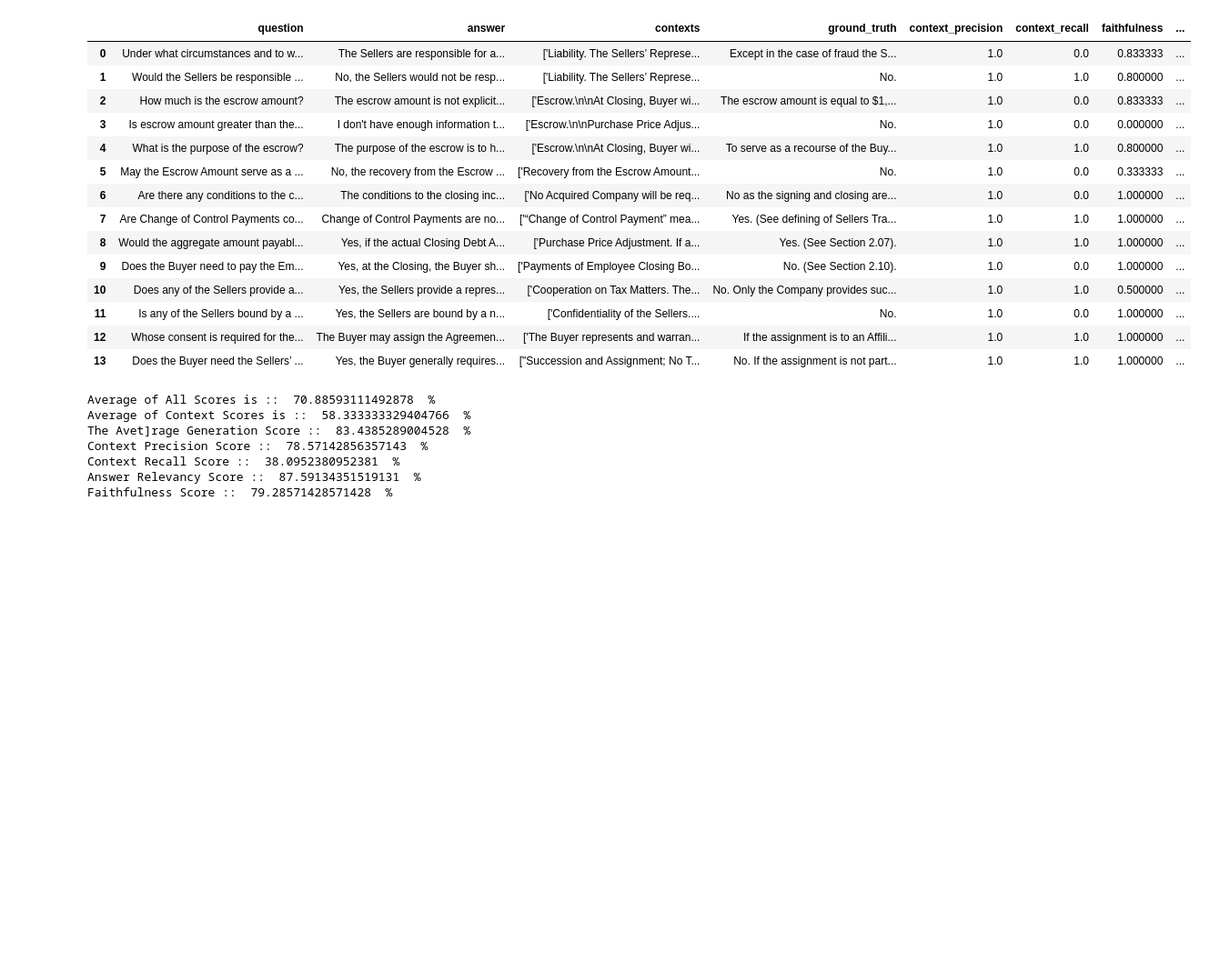
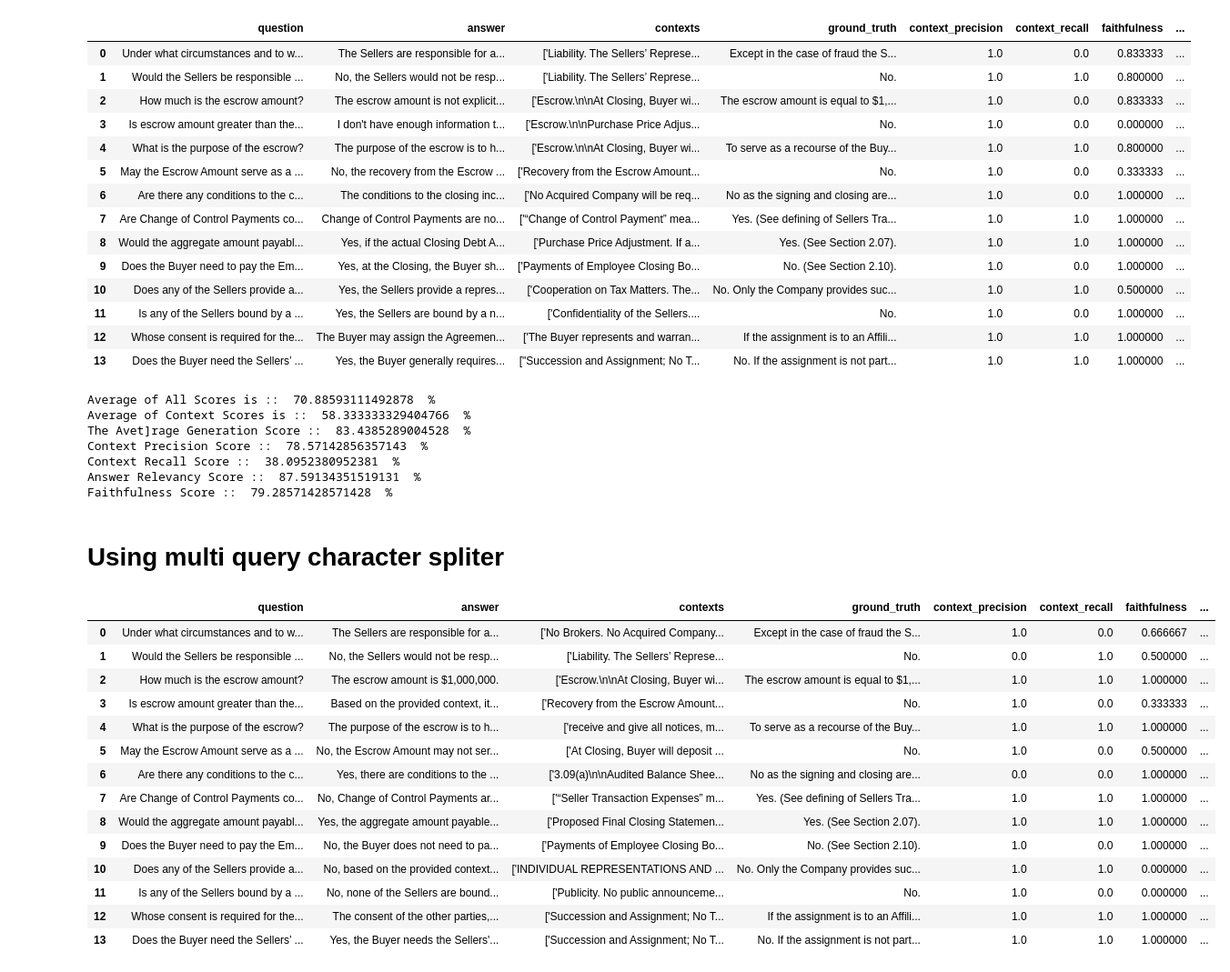
Before and after one commit to dev-abuke/Legal_Expert_Contract_Advisor_Using_Precision_RAG, a Jupyter notebook: notebooks/exploration/ragas.ipynb, the cells around one changed output. Shown at 91% size. Cells and saved outputs as stored; diff of their text form; code cells hidden in the pictures; blank space fills up the shorter version.

```diff
--- a/notebooks/exploration/ragas.ipynb
+++ b/notebooks/exploration/ragas.ipynb
@@ -321,3 +390,29 @@ Context Precision Score ::  78.57142856357143  %
 Context Recall Score ::  38.0952380952381  %
 Answer Relevancy Score ::  87.59134351519131  %
 Faithfulness Score ::  79.28571428571428  %
+# %% [markdown]
+# Using multi query character spliter
+# %%
+multi_query_df = pd.read_csv("data/evaluation/multi_query_evaluration_test_ragas_001_raptor.csv", index_col=0)
+# show all the text in thecolumn and row to be visible when calling a head() method
+# pd.set_option('display.min_colwidth', None)
+# # return to default
+# pd.reset_option('display.min_colwidth')
+
+multi_query_df
+# %% [output]
+|  | question | answer | contexts | ground_truth | context_precision | context_recall | faithfulness | ... |
+| 0 | Under what circumstances and to w... | The Sellers are responsible for a... | ['No Brokers. No Acquired Company... | Except in the case of fraud the S... | 1.0 | 0.0 | 0.666667 | ... |
+| 1 | Would the Sellers be responsible ... | No, the Sellers would not be resp... | ['Liability. The Sellers’ Represe... | No. | 0.0 | 1.0 | 0.500000 | ... |
+| 2 | How much is the escrow amount? | The escrow amount is $1,000,000. | ['Escrow.\n\nAt Closing, Buyer wi... | The escrow amount is equal to $1,... | 1.0 | 1.0 | 1.000000 | ... |
+| 3 | Is escrow amount greater than the... | Based on the provided context, it... | ['Recovery from the Escrow Amount... | No. | 1.0 | 0.0 | 0.333333 | ... |
+| 4 | What is the purpose of the escrow? | The purpose of the escrow is to h... | ['receive and give all notices, m... | To serve as a recourse of the Buy... | 1.0 | 1.0 | 1.000000 | ... |
+| 5 | May the Escrow Amount serve as a ... | No, the Escrow Amount may not ser... | ['At Closing, Buyer will deposit ... | No. | 1.0 | 0.0 | 0.500000 | ... |
+| 6 | Are there any conditions to the c... | Yes, there are conditions to the ... | ['3.09(a)\n\nAudited Balance Shee... | No as the signing and closing are... | 0.0 | 0.0 | 1.000000 | ... |
+| 7 | Are Change of Control Payments co... | No, Change of Control Payments ar... | ['“Seller Transaction Expenses” m... | Yes. (See defining of Sellers Tra... | 1.0 | 1.0 | 1.000000 | ... |
+| 8 | Would the aggregate amount payabl... | Yes, the aggregate amount payable... | ['Proposed Final Closing Statemen... | Yes. (See Section 2.07). | 1.0 | 1.0 | 1.000000 | ... |
+| 9 | Does the Buyer need to pay the Em... | No, the Buyer does not need to pa... | ['Payments of Employee Closing Bo... | No. (See Section 2.10). | 1.0 | 0.0 | 1.000000 | ... |
+| 10 | Does any of the Sellers provide a... | No, based on the provided context... | ['INDIVIDUAL REPRESENTATIONS AND ... | No. Only the Company provides suc... | 1.0 | 1.0 | 0.000000 | ... |
+| 11 | Is any of the Sellers bound by a ... | No, none of the Sellers are bound... | ['Publicity. No public announceme... | No. | 1.0 | 0.0 | 0.000000 | ... |
+| 12 | Whose consent is required for the... | The consent of the other parties,... | ['Succession and Assignment; No T... | If the assignment is to an Affili... | 1.0 | 1.0 | 1.000000 | ... |
+| 13 | Does the Buyer need the Sellers’ ... | Yes, the Buyer needs the Sellers'... | ['Succession and Assignment; No T... | No. If the assignment is not part... | 1.0 | 1.0 | 1.000000 | ... |
```
Also changed, not shown: parts of 36 cells of this notebook, 2 other files.
